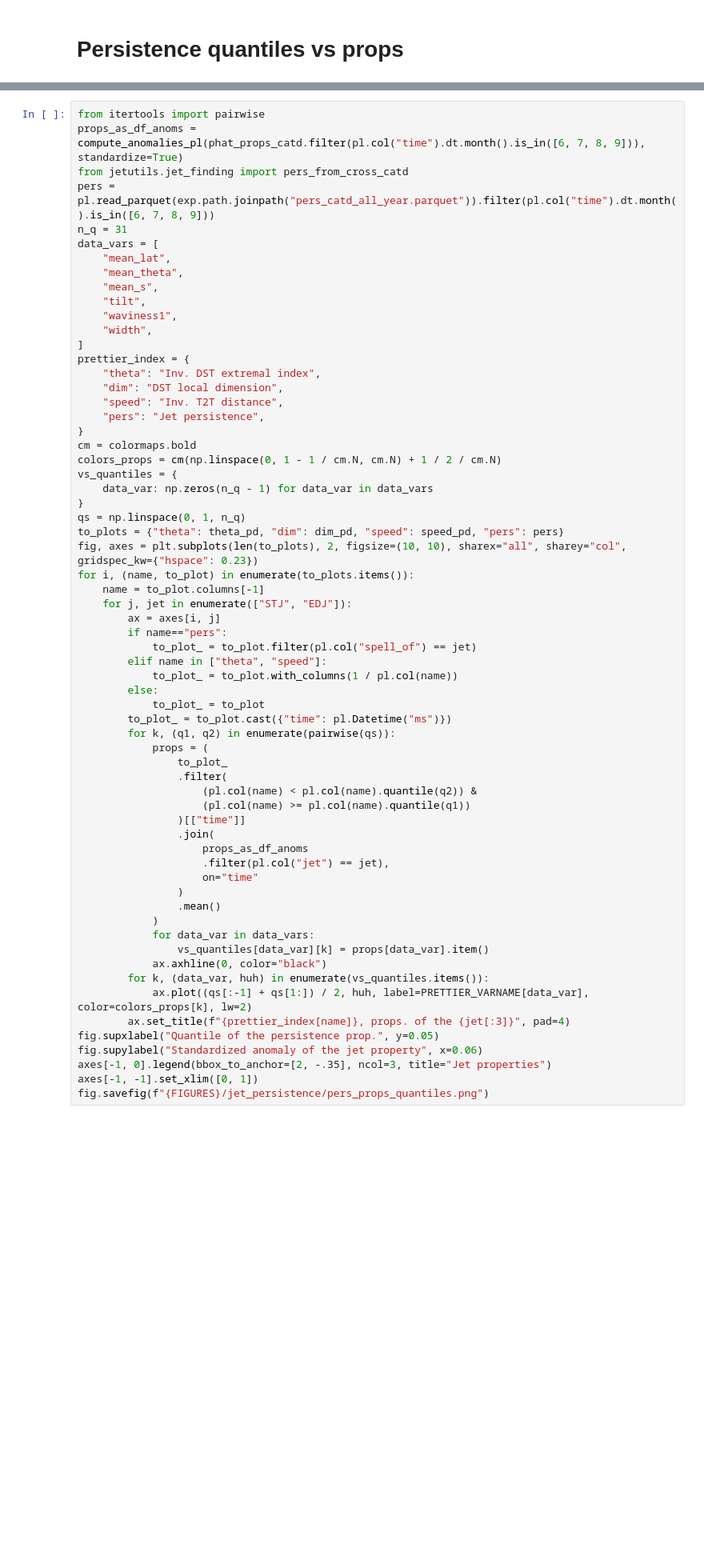
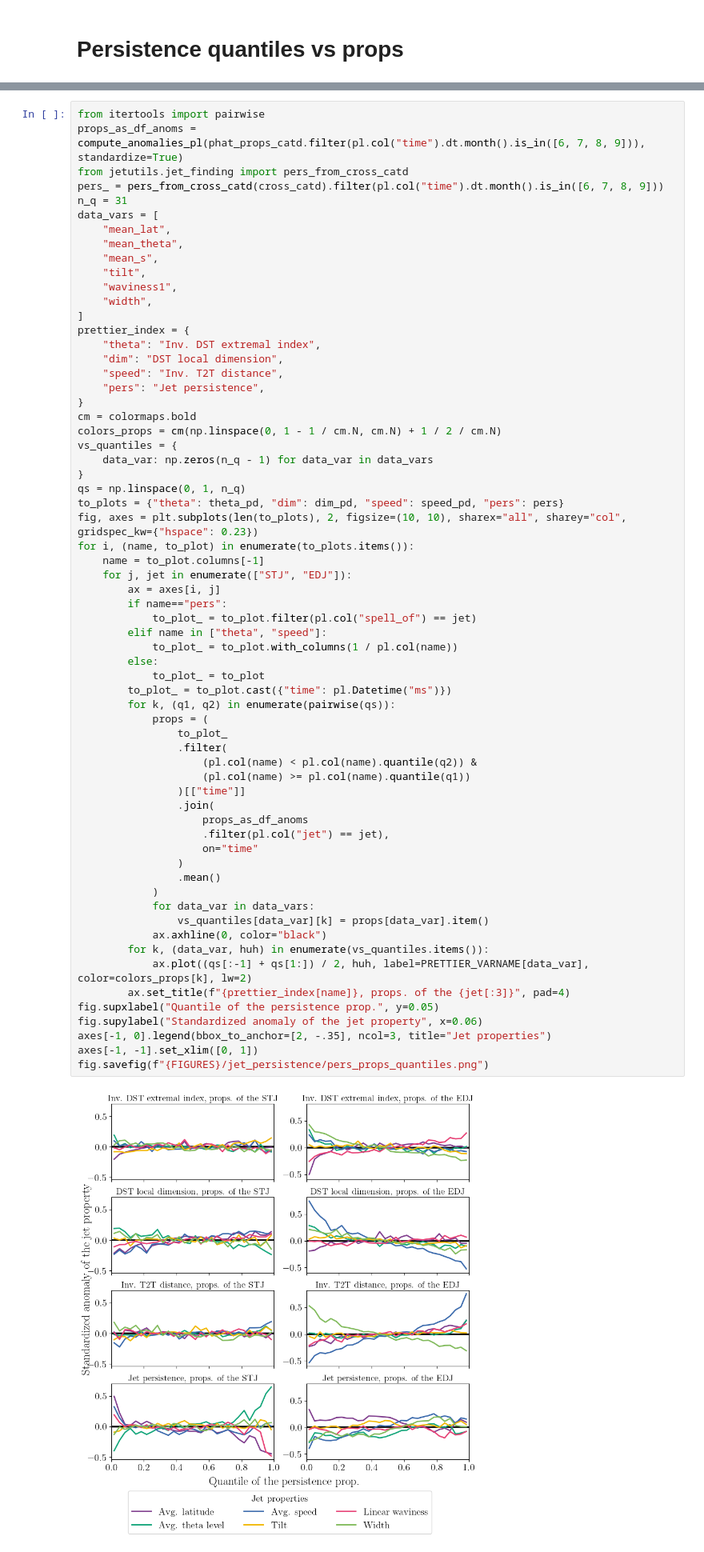
Before and after one commit to hbanderier/persistent-extremes-era5, a Jupyter notebook: Persistence/persistent_jets_v2.ipynb, the cells around one changed output, grey strips where cells are left out. Shown at 80% size. Drawn from its saved outputs; the diff is of its cells as text; blank space fills up the shorter version.

```diff
--- a/Persistence/persistent_jets_v2.ipynb
+++ b/Persistence/persistent_jets_v2.ipynb
@@ -215,7 +216,7 @@ fig.savefig(f"{FIGURES}/jet_persistence/dst.png")
 from itertools import pairwise
 props_as_df_anoms = compute_anomalies_pl(phat_props_catd.filter(pl.col("time").dt.month().is_in([6, 7, 8, 9])), standardize=True)
 from jetutils.jet_finding import pers_from_cross_catd
-pers = pl.read_parquet(exp.path.joinpath("pers_catd_all_year.parquet")).filter(pl.col("time").dt.month().is_in([6, 7, 8, 9]))
+pers_ = pers_from_cross_catd(cross_catd).filter(pl.col("time").dt.month().is_in([6, 7, 8, 9]))
 n_q = 31
 data_vars = [
     "mean_lat",
@@ -248,30 +249,32 @@ for i, (name, to_plot) in enumerate(to_plots.items()):
         elif name in ["theta", "speed"]:
             to_plot_ = to_plot.with_columns(1 / pl.col(name))
         else:
             to_plot_ = to_plot
         to_plot_ = to_plot.cast({"time": pl.Datetime("ms")})
         for k, (q1, q2) in enumerate(pairwise(qs)):
             props = (
                 to_plot_
                 .filter(
                     (pl.col(name) < pl.col(name).quantile(q2)) &
                     (pl.col(name) >= pl.col(name).quantile(q1))
                 )[["time"]]
                 .join(
                     props_as_df_anoms
                     .filter(pl.col("jet") == jet),
                     on="time"
                 )
                 .mean()
             )
             for data_var in data_vars:
                 vs_quantiles[data_var][k] = props[data_var].item()
             ax.axhline(0, color="black")
         for k, (data_var, huh) in enumerate(vs_quantiles.items()):
             ax.plot((qs[:-1] + qs[1:]) / 2, huh, label=PRETTIER_VARNAME[data_var], color=colors_props[k], lw=2)
         ax.set_title(f"{prettier_index[name]}, props. of the {jet[:3]}", pad=4)
 fig.supxlabel("Quantile of the persistence prop.", y=0.05)
 fig.supylabel("Standardized anomaly of the jet property", x=0.06)
 axes[-1, 0].legend(bbox_to_anchor=[2, -.35], ncol=3, title="Jet properties")
 axes[-1, -1].set_xlim([0, 1])
 fig.savefig(f"{FIGURES}/jet_persistence/pers_props_quantiles.png")
+# %% [output]
+[figure, added]
```
Also changed, not shown: parts of 20 cells of this notebook, 1 other file.
